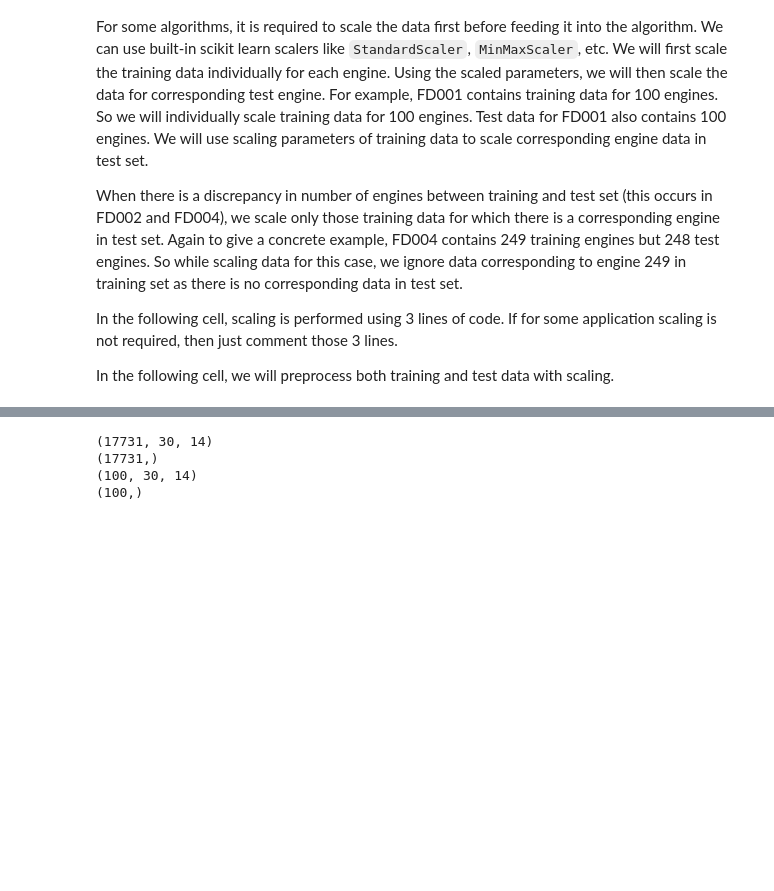
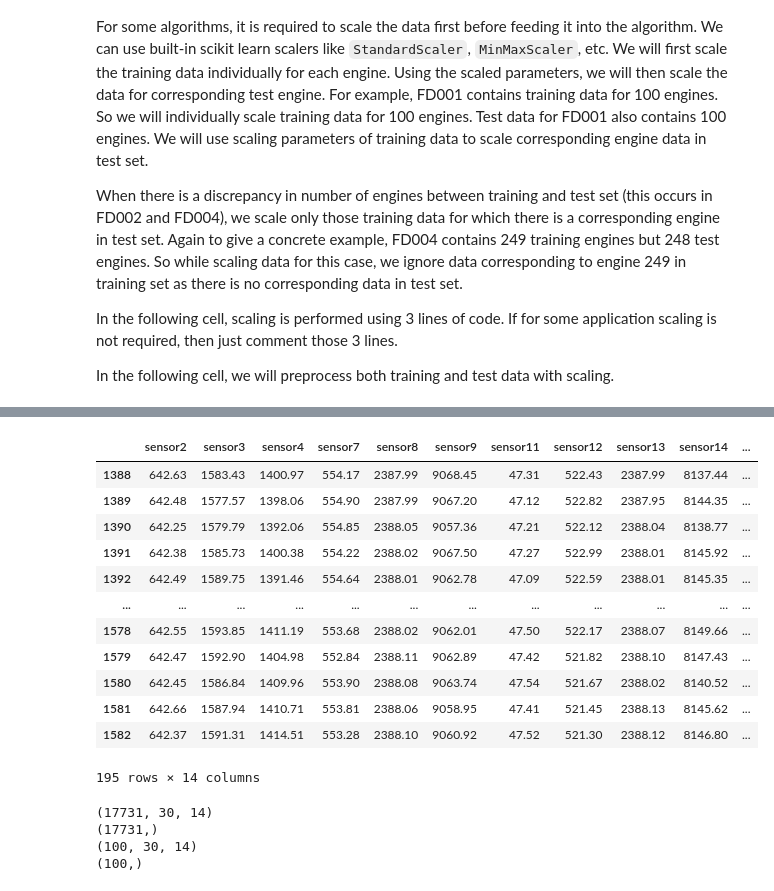
Before and after one commit to therobotacademy/Kaggle-PredictiveMaintenance, a Jupyter notebook: TurbofanRUL/CMAPSS_data_description_and_preprocessing.ipynb, the cells around one changed output, grey strips where cells are left out. Cells and saved outputs as stored; diff of their text form; code cells hidden in the pictures; blank space fills up the shorter version.

```diff
--- a/TurbofanRUL/CMAPSS_data_description_and_preprocessing.ipynb
+++ b/TurbofanRUL/CMAPSS_data_description_and_preprocessing.ipynb
@@ -587,3 +621,35 @@ In the following cell, we will preprocess both training and test data with scali
+# %%
+#temp_train_data = train_data[train_data_renamed[0] == i].drop(columns=[0,1,2,3,4,5,9,10,14,20,22,23]).values
+#temp_test_data =  test_data[test_data_renamed[0] == i].drop(columns=[0,1,2,3,4,5,9,10,14,20,22,23]).values
+
+# ['engineNumber', 'cycleNumber', 'opSetting1', 'opSetting2', 'opSetting3',
+#       'sensor1', 'sensor2', 'sensor3', 'sensor4', 'sensor5',
+#       'sensor6', 'sensor7', 'sensor8', 'sensor9', 'sensor10',
+#       'sensor11', 'sensor12', 'sensor13', 'sensor14', 'sensor15',
+#       'sensor16', 'sensor17', 'sensor18', 'sensor19', 'sensor20', 'sensor21']
+
+columns_to_drop=['engineNumber','cycleNumber', 'opSetting1', 'opSetting2', 'opSetting3',
+       'sensor1','sensor5','sensor6','sensor10','sensor16','sensor18', 'sensor19']
+
+temp_train_data = train_data_renamed[train_data_renamed['engineNumber'] == i].drop(columns = columns_to_drop) # .values
+temp_test_data =  test_data_renamed[test_data_renamed['engineNumber'] == i].drop(columns = columns_to_drop)   # .values
+
+temp_train_data
+temp_test_data
+# %% [output]
+|  | sensor2 | sensor3 | sensor4 | sensor7 | sensor8 | sensor9 | sensor11 | sensor12 | sensor13 | sensor14 | ... |
+| 1388 | 642.63 | 1583.43 | 1400.97 | 554.17 | 2387.99 | 9068.45 | 47.31 | 522.43 | 2387.99 | 8137.44 | ... |
+| 1389 | 642.48 | 1577.57 | 1398.06 | 554.90 | 2387.99 | 9067.20 | 47.12 | 522.82 | 2387.95 | 8144.35 | ... |
+| 1390 | 642.25 | 1579.79 | 1392.06 | 554.85 | 2388.05 | 9057.36 | 47.21 | 522.12 | 2388.04 | 8138.77 | ... |
+| 1391 | 642.38 | 1585.73 | 1400.38 | 554.22 | 2388.02 | 9067.50 | 47.27 | 522.99 | 2388.01 | 8145.92 | ... |
+| 1392 | 642.49 | 1589.75 | 1391.46 | 554.64 | 2388.01 | 9062.78 | 47.09 | 522.59 | 2388.01 | 8145.35 | ... |
+| ... | ... | ... | ... | ... | ... | ... | ... | ... | ... | ... | ... |
+| 1578 | 642.55 | 1593.85 | 1411.19 | 553.68 | 2388.02 | 9062.01 | 47.50 | 522.17 | 2388.07 | 8149.66 | ... |
+| 1579 | 642.47 | 1592.90 | 1404.98 | 552.84 | 2388.11 | 9062.89 | 47.42 | 521.82 | 2388.10 | 8147.43 | ... |
+| 1580 | 642.45 | 1586.84 | 1409.96 | 553.90 | 2388.08 | 9063.74 | 47.54 | 521.67 | 2388.02 | 8140.52 | ... |
+| 1581 | 642.66 | 1587.94 | 1410.71 | 553.81 | 2388.06 | 9058.95 | 47.41 | 521.45 | 2388.13 | 8145.62 | ... |
+| 1582 | 642.37 | 1591.31 | 1414.51 | 553.28 | 2388.10 | 9060.92 | 47.52 | 521.30 | 2388.12 | 8146.80 | ... |
+195 rows × 14 columns
 # %%
 window_length = 30
 shift = 1
```
Also changed, not shown: parts of 6 cells of this notebook.
